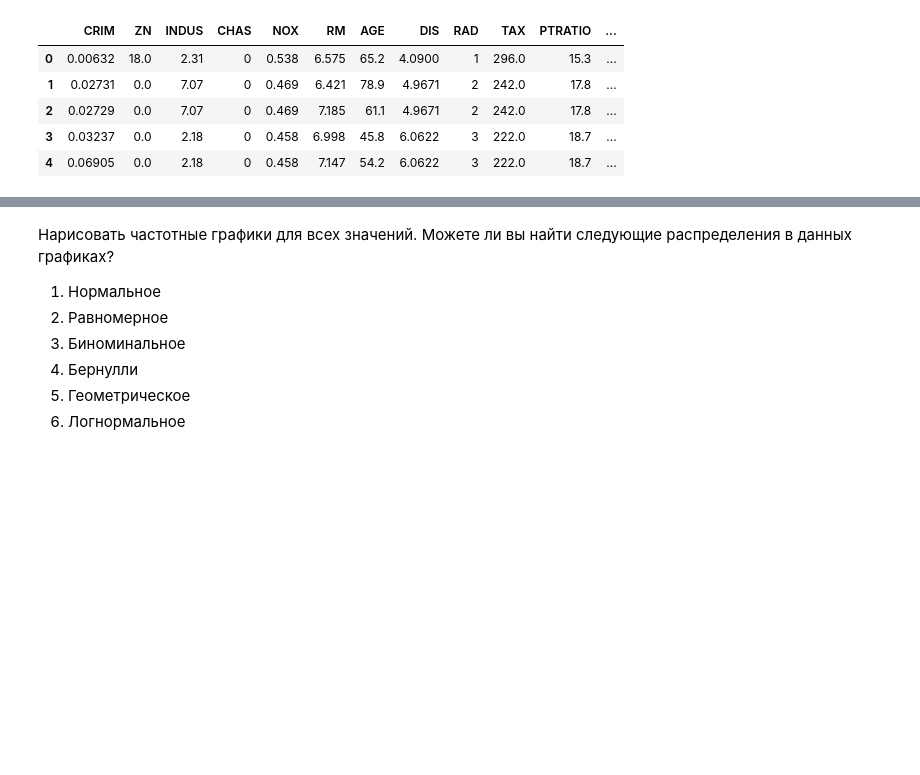
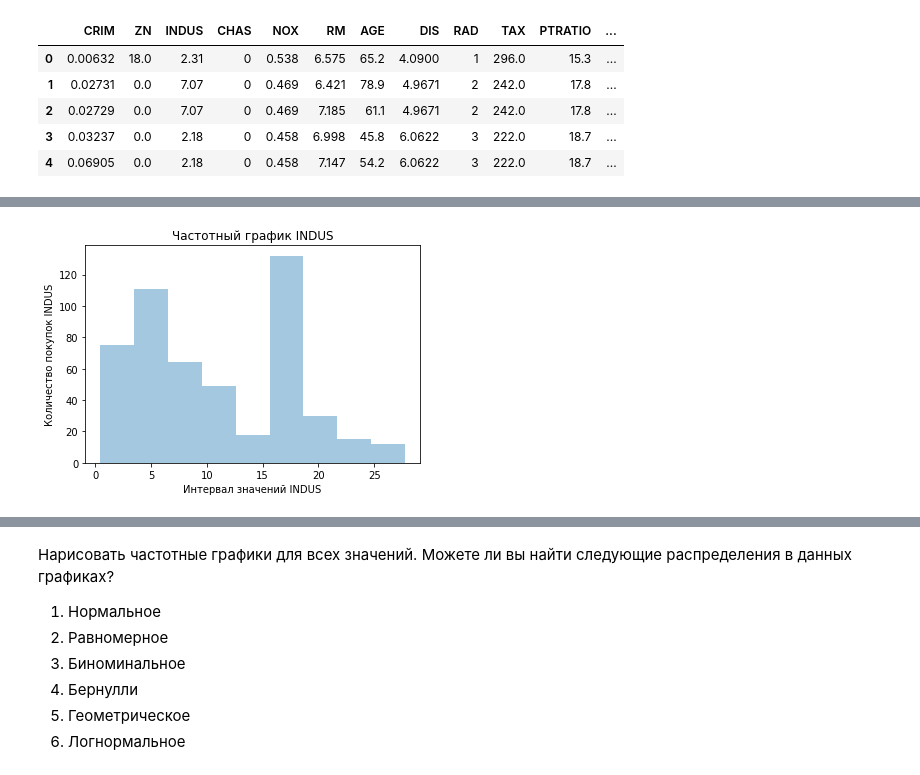
Before and after one commit to msavilov/PYDA-9-hw, a Jupyter notebook: 19_Adv_statistics/dz_adv_statistics.ipynb, the cells around one changed output, grey strips where cells are left out. Cells and saved outputs as stored; diff of their text form; code cells hidden in the pictures; blank space fills up the shorter version.

```diff
--- a/19_Adv_statistics/dz_adv_statistics.ipynb
+++ b/19_Adv_statistics/dz_adv_statistics.ipynb
@@ -52,0 +71,9 @@ data.head()
+# %%
+sns.distplot(data['INDUS'], kde = False)
+plt.xlabel('Интервал значений INDUS')
+plt.ylabel('Количество покупок INDUS')
+plt.title('Частотный график INDUS')
+plt.show()
+#бимодальное распределение
+# %% [output]
+[figure, added]
```
Also changed, not shown: parts of 22 cells of this notebook.
